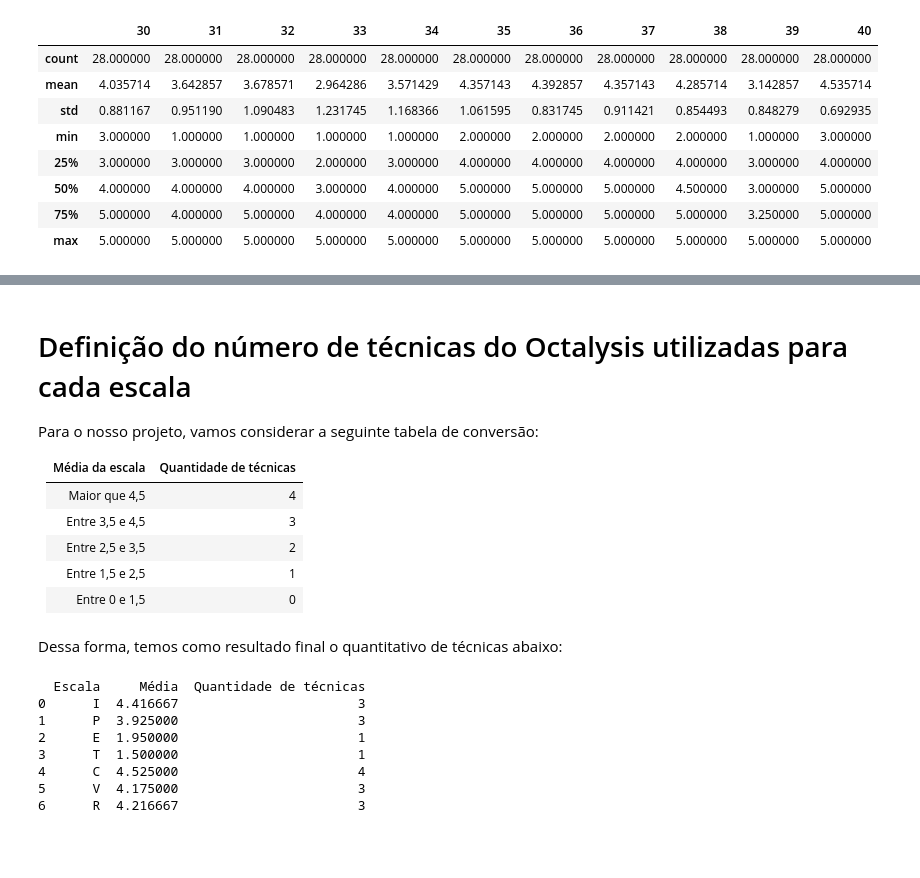
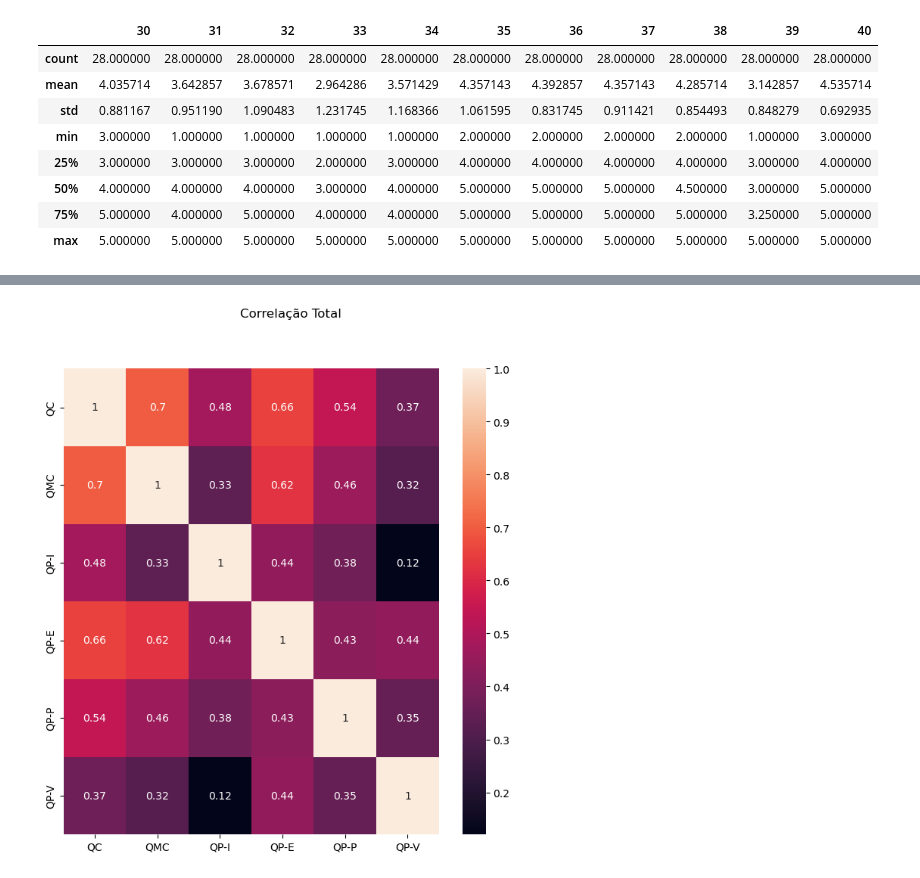
Before and after one commit to demetriusjube/ppca-engenharia-requisitos, a Jupyter notebook: analise-respostas.ipynb, the cells around one changed output, grey strips where cells are left out. Drawn from its saved outputs; the diff is of its cells as text; code cells hidden in the pictures; blank space fills up the shorter version.

Commit message:
Análise da correlação

```diff
--- a/analise-respostas.ipynb
+++ b/analise-respostas.ipynb
@@ -904,8 +892,0 @@ Vamos tentar achar uma correlação estatística entre o papel desempenhado e as
-# %%
-idColunaPapel =str(getIdFromColumnName('Qual o seu papel na equipe de desenvolvimento?', 'pergunta', dfPerguntasFiltradas))
-print(idColunaPapel)
-listaColunasQCCorrelacaoPapel = [idColunaPapel]
-listaColunasQCCorrelacaoPapel.extend(perguntasQCMantidas)
-print (listaColunasQCCorrelacaoPapel)
-dfCorrelacaoPapelConhecimento = dfRespostasAjustadas[listaColunasQCCorrelacaoPapel]
-display(dfCorrelacaoPapelConhecimento)
@@ -955,0 +897,10 @@ dfRespostasAjustadas.groupby(idColunaPapel).mean()
+# %%
+
+print(idColunaPapel)
+listaColunasCorrelacaoPapel = [idColunaPapel]
+listaColunasCorrelacaoPapel.extend(perguntasQCMantidas)
+listaColunasCorrelacaoPapel.extend(idsPerguntasQMC)
+listaColunasCorrelacaoPapel.extend(idsPerguntasQP)
+print (listaColunasCorrelacaoPapel)
+dfCorrelacaoConhecimentoMetodologiaPercepcao = dfRespostasAjustadas[listaColunasCorrelacaoPapel]
+display(dfCorrelacaoConhecimentoMetodologiaPercepcao)
@@ -955,0 +930,8 @@ dfRespostasAjustadas.groupby(idColunaPapel).mean()
+# %%
+dfResultadoCorrelacao = pd.DataFrame([])
+dfResultadoCorrelacao['papel']=dfCorrelacaoConhecimentoMetodologiaPercepcao['1']
+dfResultadoCorrelacao['QC']=dfCorrelacaoConhecimentoMetodologiaPercepcao[perguntasQCMantidas].mean(axis=1)
+dfResultadoCorrelacao['QMC']=dfCorrelacaoConhecimentoMetodologiaPercepcao[idsPerguntasQMC].mean(axis=1)
+for escalaPerguntaCorrelacao in dictEscalasComPerguntas.items():
+    dfResultadoCorrelacao['QP-'+escalaPerguntaCorrelacao[0]]=dfCorrelacaoConhecimentoMetodologiaPercepcao[map(str,escalaPerguntaCorrelacao[1].tolist())].mean(axis=1)
+display(dfResultadoCorrelacao)
@@ -956,4 +958,7 @@ dfRespostasAjustadas.groupby(idColunaPapel).mean()
 # %%
-correlacaoPapelConhecimento = dfCorrelacaoPapelConhecimento.corr()
-plt.figure(figsize=(8,8))
-sns.heatmap(correlacaoPapelConhecimento, annot=True, cmap='cubehelix');
+def printCorrelacao(df:pd.DataFrame, titulo:str):
+    dfCorrelacao = df.drop(columns='papel')
+    correlacaoTotal = dfCorrelacao.corr()
+    plt.figure(figsize=(8,8))
+    plt.suptitle(titulo)
+    sns.heatmap(correlacaoTotal, annot=True);
@@ -1093,38 +965,4 @@ print (dfMediaDasEscalas)
-# %% [markdown]
-# Definição do número de técnicas do Octalysis utilizadas para cada escala
-
-Para o nosso projeto, vamos considerar a seguinte tabela de conversão:
-
-| Média da escala | Quantidade de técnicas |
-|-----------------|------------------------|
-| Maior que 4,5     | 4                      |
-| Entre 3,5 e 4,5     | 3                      |
-| Entre 2,5 e 3,5     | 2                      |
-| Entre 1,5 e 2,5     | 1                      |
-| Entre 0 e 1,5   | 0                      |
-# %% [markdown]
-Dessa forma, temos como resultado final o quantitativo de técnicas abaixo:
-# %%
-def getQuantidadeDeTecnicas(media:float)->int:
-    if (media >= 4.5) :
-        return 4
-    if (media < 4.5 and media >= 3.5):
-        return 3
-    if (media <3.5 and media >=2.5):
-        return 2
-    if (media <2.5 and media >=1.5):
-        return 1
-    return 0
-
-dfResultadoFinalTecnicas = dfMediaDasEscalas.copy()
-dfResultadoFinalTecnicas['Quantidade de técnicas'] = dfResultadoFinalTecnicas.apply(lambda row: getQuantidadeDeTecnicas(row['Média']), axis=1)
-print(dfResultadoFinalTecnicas)
-# %% [output]
-  Escala     Média  Quantidade de técnicas
-0      I  4.416667                       3
-1      P  3.925000                       3
-2      E  1.950000                       1
-3      T  1.500000                       1
-4      C  4.525000                       4
-5      V  4.175000                       3
-6      R  4.216667                       3
+# %%
+printCorrelacao(dfResultadoCorrelacao, 'Correlação Total')
+# %% [output]
+[figure, added]
```
Also changed, not shown: parts of 27 cells of this notebook.
